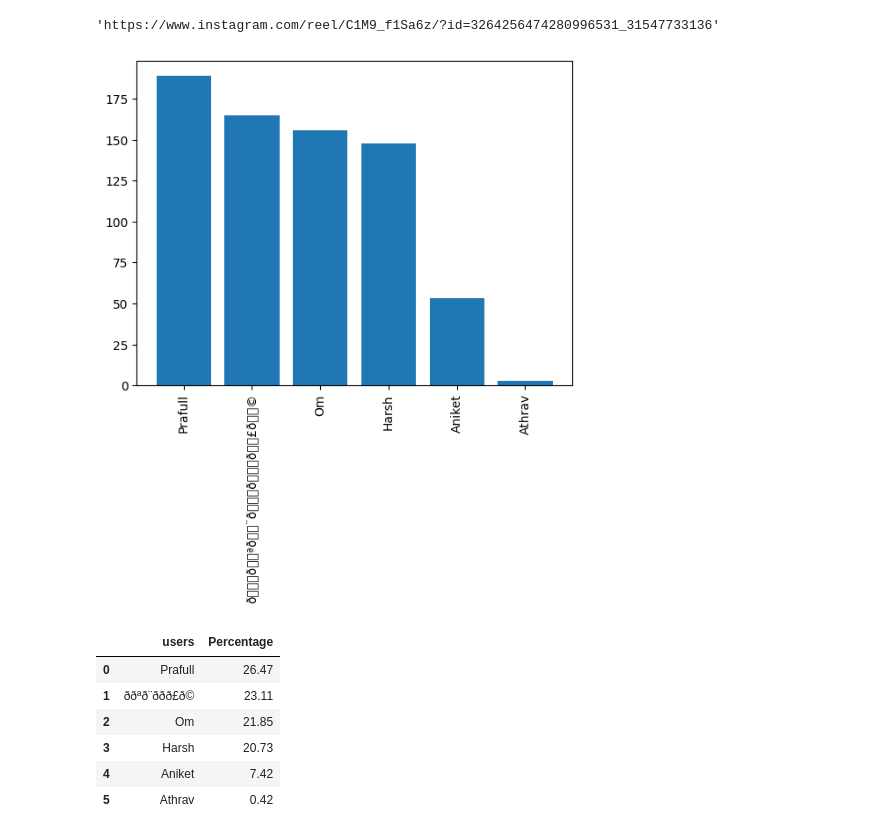
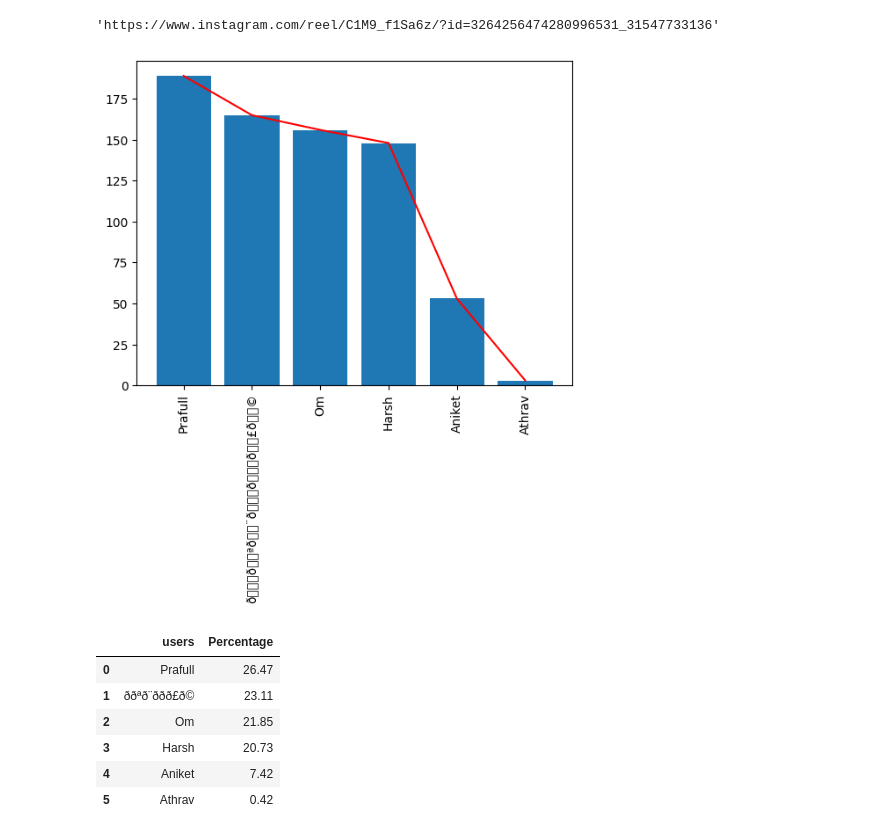
Before and after one commit to prafuel/chat-analyzer, a Jupyter notebook: notebook.ipynb, the cells around one changed output. Cells and saved outputs as stored; diff of their text form; code cells hidden in the pictures.

```diff
--- a/notebook.ipynb
+++ b/notebook.ipynb
@@ -130,9 +129,10 @@ active = df['users'].value_counts()
 # %%
 plt.bar(active.index, height=active.values)
 plt.xticks(rotation=90)
+plt.plot(active, color='red')
 plt.show()
 # %% [output]
-[figure, old version]
+[figure, new version]
 # %%
 round((df['users'].value_counts() / df.shape[0])*100,2).reset_index().rename(columns={"count" : "Percentage"})
 # %% [output]
```
Also changed, not shown: parts of 4 cells of this notebook, 2 other files.
